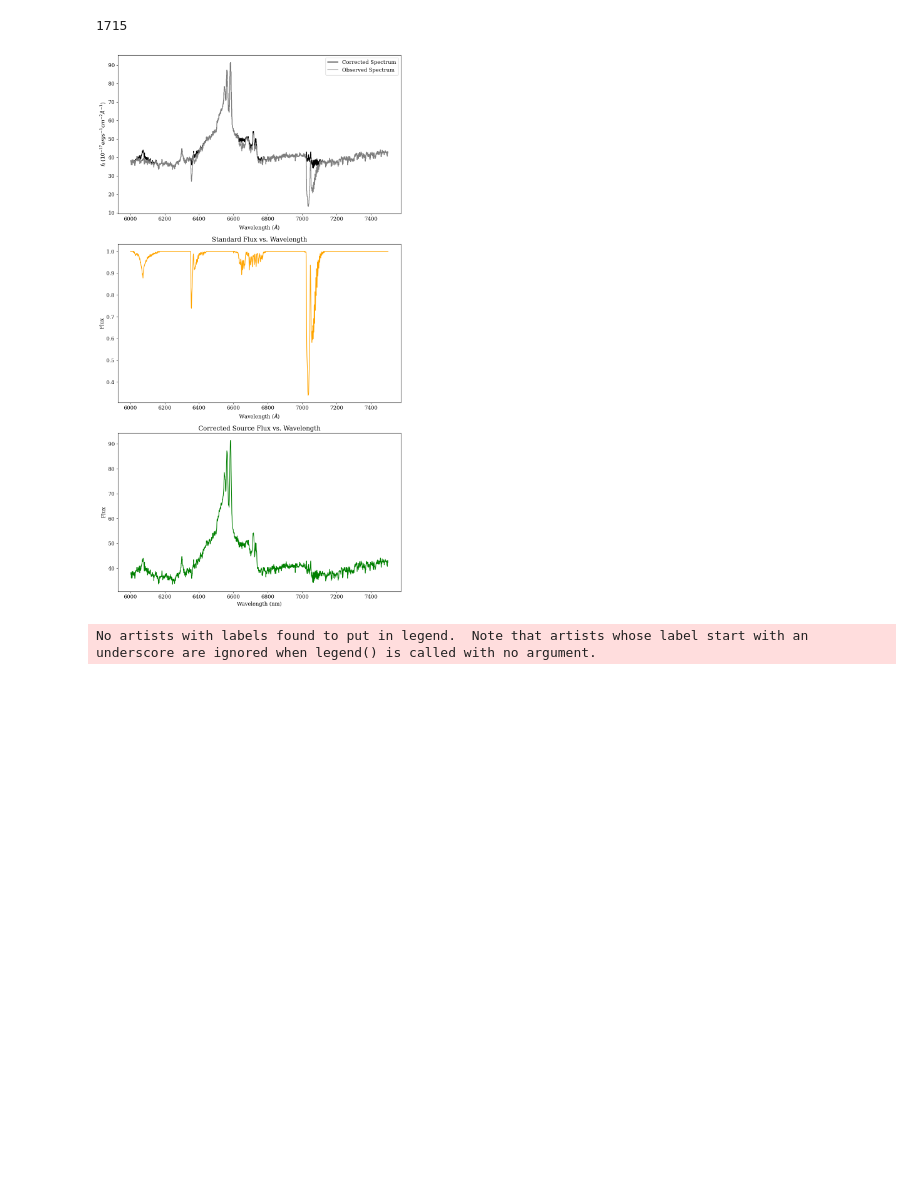
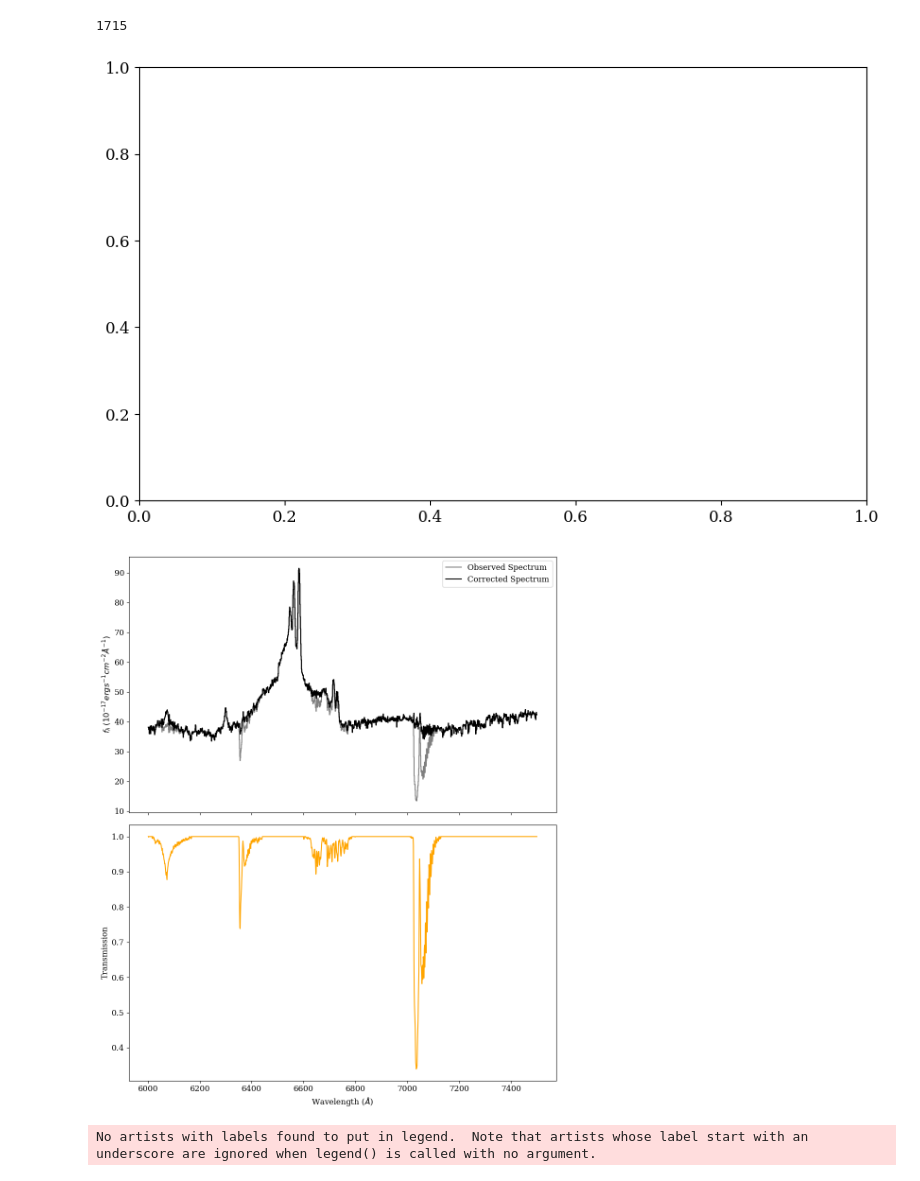
Before and after one commit to seratsaad/ticktock, a Jupyter notebook: Spectral Decomposition - Optical - Halpha.ipynb, the cells around one changed output. Drawn from its saved outputs; the diff is of its cells as text; code cells hidden in the pictures; blank space fills up the shorter version.

```diff
--- a/Spectral Decomposition - Optical - Halpha.ipynb
+++ b/Spectral Decomposition - Optical - Halpha.ipynb
@@ -218,43 +218,45 @@ binned_err = np.array([np.mean(source_err[indices1 == i]) for i in range(len(bin
 
 
 
 plt.rcParams['font.size'] = 12
 plt.rcParams['font.family'] = 'serif'
-fig, axs = plt.subplots(nrows=3, ncols=1, figsize=(10, 18))
+fig, axs = plt.subplots(nrows=2, ncols=1, figsize=(10, 12), sharex=True)
 
 # Source Flux
+axs[0].plot(wavelength, source_flux, color='grey', label='Observed Spectrum', drawstyle='steps-mid')
 axs[0].plot(wavelength, source_flux/standard_flux, color='black', label='Corrected Spectrum', drawstyle='steps-mid')
-axs[0].plot(wavelength, source_flux, color='grey', label='Observed Spectrum', drawstyle='steps-mid')
+
 #axs[0].axvline(x=6370, color='b', linestyle='--', linewidth=1, label="OI")
 #axs[0].axvline(x=6303, color='b', linestyle='--', linewidth=1, label="OI")
 #axs[0].set_title('Source Flux vs. Wavelength')
-axs[0].set_xlabel('Wavelength ($\AA$)')
+#axs[0].set_xlabel('Wavelength ($\AA$)')
 axs[0].set_ylabel("$f_{\lambda} \: (10^{-17} erg s^{-1} cm^{-2} \AA^{-1})$")
 axs[0].legend()
 
 # Standard Flux
 axs[1].plot(wavelength, standard_flux, color='orange')
 #axs[1].axvline(x=6170, color='b', linestyle='--', linewidth=1)
 #axs[1].axvline(x=6340, color='b', linestyle='--', linewidth=1)
 #axs[1].axvline(x=6450, color='b', linestyle='--', linewidth=1)
 #axs[1].axvline(x=6600, color='b', linestyle='--', linewidth=1)
 #axs[1].axvline(x=6800, color='b', linestyle='--', linewidth=1)
 #axs[1].axvline(x=7010, color='b', linestyle='--', linewidth=1)
 #axs[1].axvline(x=7130, color='b', linestyle='--', linewidth=1)
-axs[1].set_title('Standard Flux vs. Wavelength')
+#axs[1].set_title('Standard Flux vs. Wavelength')
 axs[1].set_xlabel('Wavelength ($\AA$)')
-axs[1].set_ylabel('Flux')
+axs[1].set_ylabel('Transmission')
 
 # Corrected Source Flux
-axs[2].plot(wavelength, source_flux / standard_flux, color='green')
-axs[2].set_title('Corrected Source Flux vs. Wavelength')
-axs[2].set_xlabel('Wavelength (nm)')
-axs[2].set_ylabel('Flux')
+#axs[2].plot(wavelength, source_flux / standard_flux, color='green')
+#axs[2].set_title('Corrected Source Flux vs. Wavelength')
+#axs[2].set_xlabel('Wavelength (nm)')
+#axs[2].set_ylabel('Flux')
 
 plt.tight_layout()
 plt.show()
 # %% [output]
-[figure, old version]
+[figure, new version]
+[figure, added]
 # %%
 corrected_flux = source_flux / standard_flux
 corrected_wl = bin_centers
```
